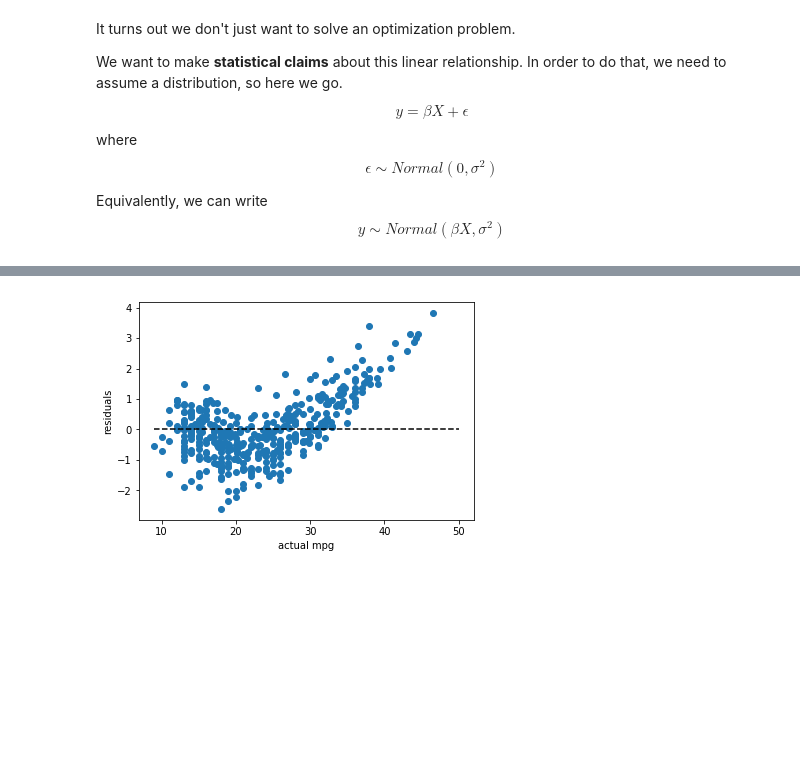
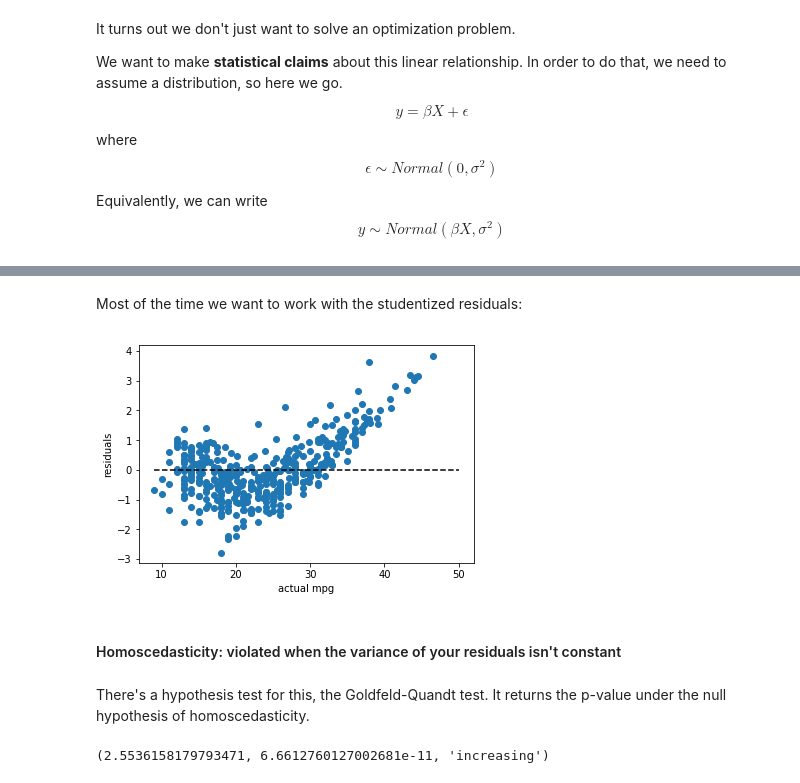
Before and after one commit to wmarshall484/DSI_LECTURES_2, a Jupyter notebook: linear-regression/moses_marsh/linear_regression.ipynb, the cells around one changed output, grey strips where cells are left out. Drawn from its saved outputs; the diff is of its cells as text; code cells hidden in the pictures; blank space fills up the shorter version.

```diff
--- a/linear-regression/moses_marsh/linear_regression.ipynb
+++ b/linear-regression/moses_marsh/linear_regression.ipynb
@@ -408,7 +416,19 @@ plt.ylabel('residuals');
+# %% [markdown]
+Most of the time we want to work with the studentized residuals:
 # %%
-plt.scatter(y, results.outlier_test()['student_resid'])
+stud_resids = results.outlier_test()['student_resid']
+
+plt.scatter(y, stud_resids)
 plt.hlines(0,9, 50, 'k', linestyle='dashed')
 plt.xlabel('actual mpg')
 plt.ylabel('residuals');
 # %% [output]
-[figure, old version]
+[figure, new version]
+# %% [markdown]
+#### Homoscedasticity: violated when the variance of your residuals isn't constant
+# %% [markdown]
+There's a hypothesis test for this, the Goldfeld-Quandt test. It returns the p-value under the null hypothesis of homoscedasticity.
+# %%
+sm.stats.diagnostic.het_goldfeldquandt(y, X)
+# %% [output]
+(2.5536158179793471, 6.6612760127002681e-11, 'increasing')
```
Also changed, not shown: parts of 21 cells of this notebook.
